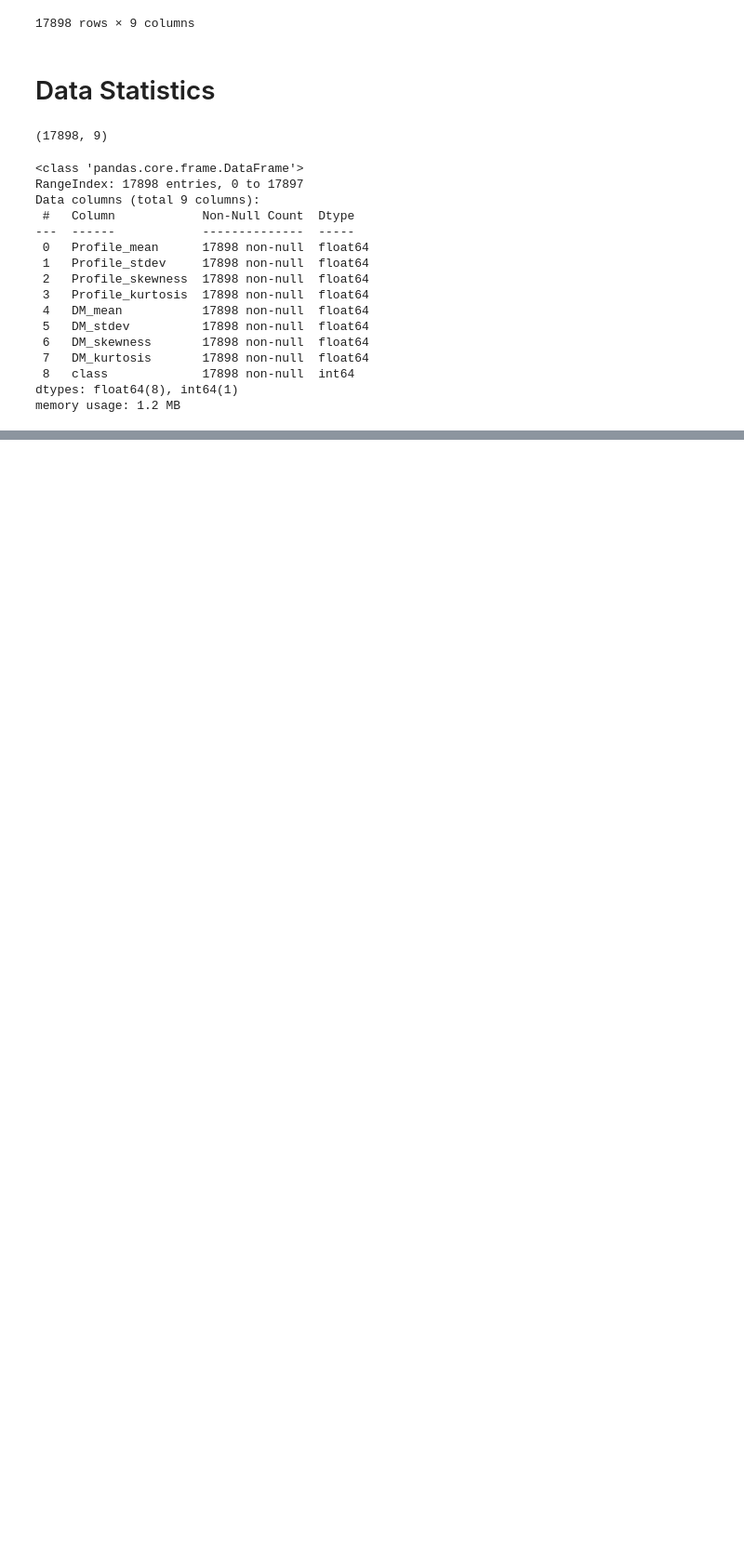
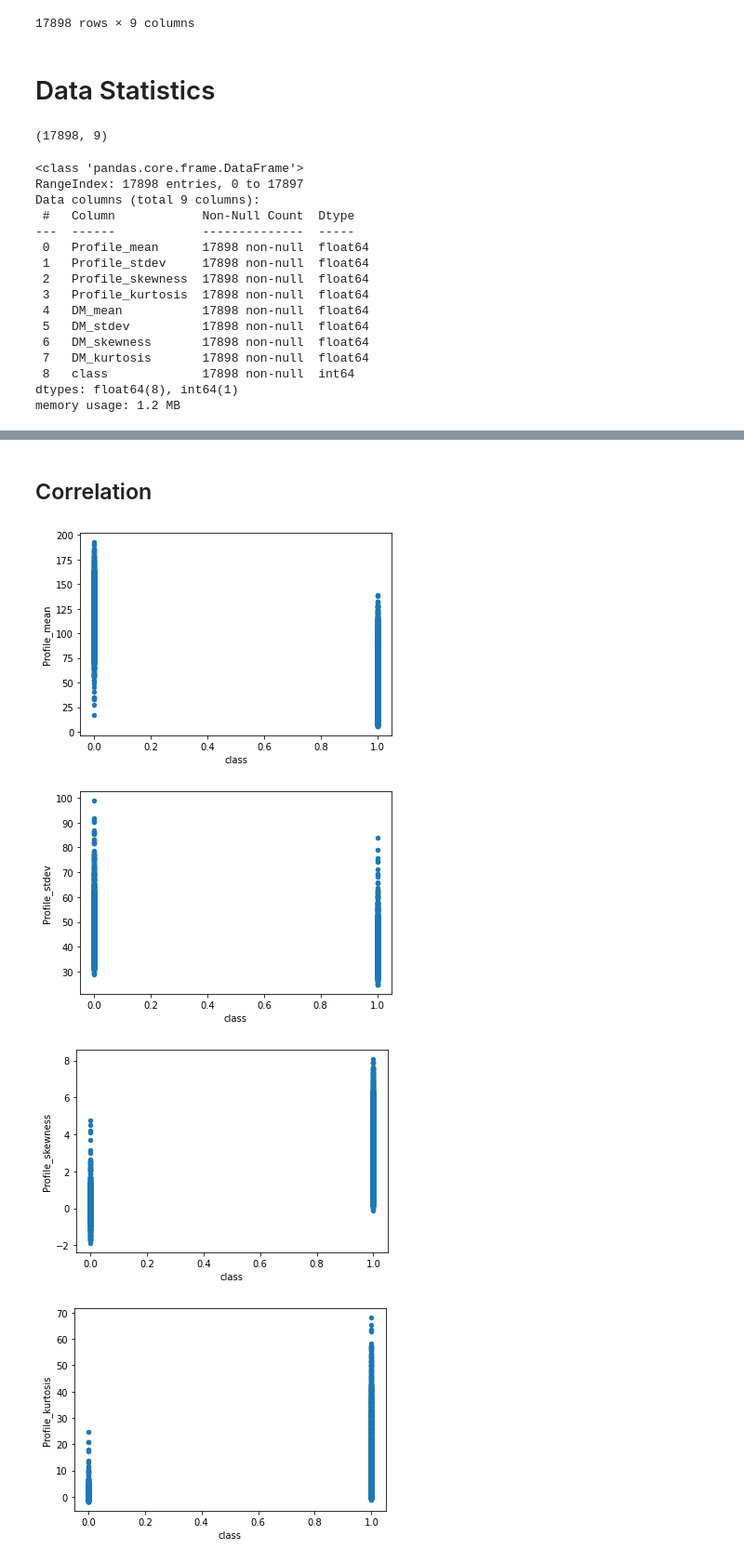
Before and after one commit to djordjeviclazar/laughing-spork, a Jupyter notebook: project3-ml-htru2_pulsardata.ipynb, the cells around one changed output, grey strips where cells are left out. Shown at 93% size. Cells and saved outputs as stored; diff of their text form; code cells hidden in the pictures; blank space fills up the shorter version.

```diff
--- a/project3-ml-htru2_pulsardata.ipynb
+++ b/project3-ml-htru2_pulsardata.ipynb
@@ -76,0 +126,11 @@ memory usage: 1.2 MB
+# %% [markdown]
+## Correlation
+# %%
+for column in dataset.columns:
+    if (column != 'class'):
+        dataset.plot(x='class', y=column, kind='scatter')
+# %% [output]
+[figure, added]
+[figure, added]
+[figure, added]
+[figure, added]
```
Also changed, not shown: parts of 6 cells of this notebook.
